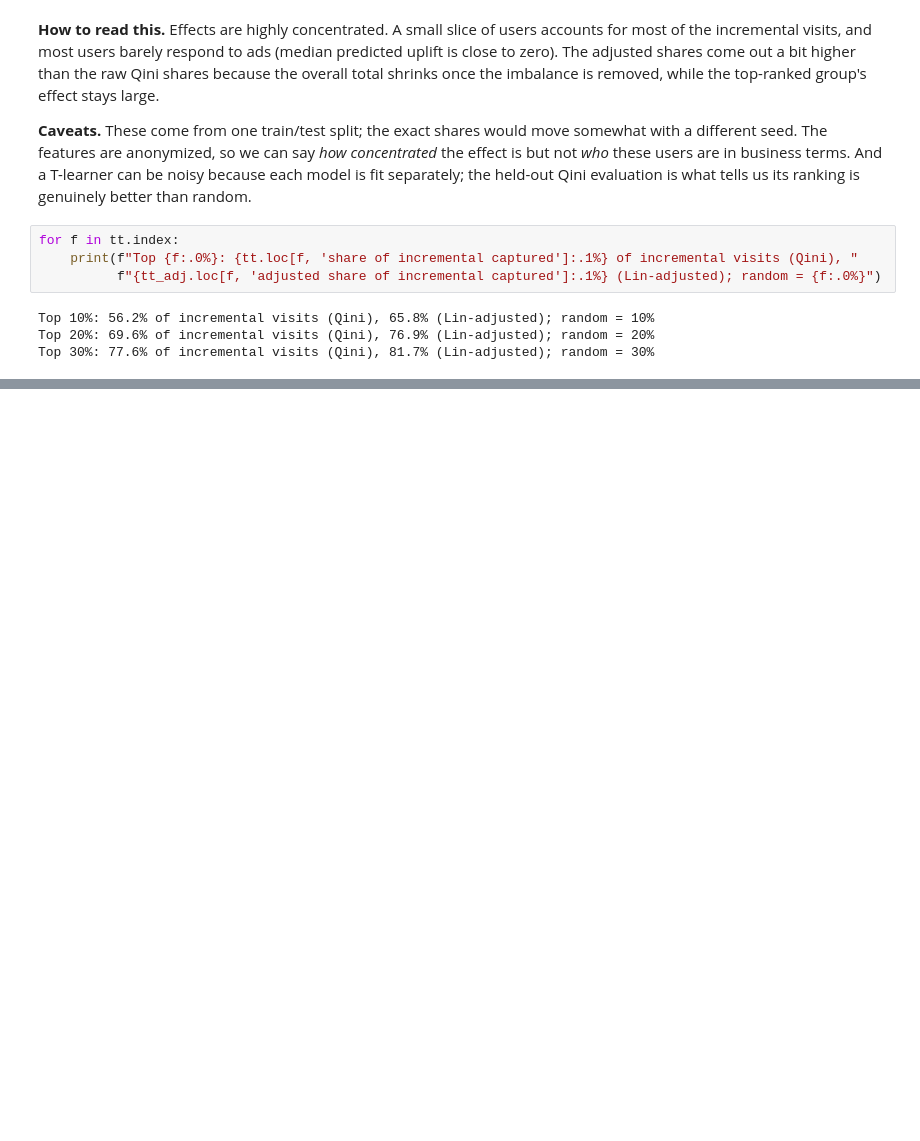
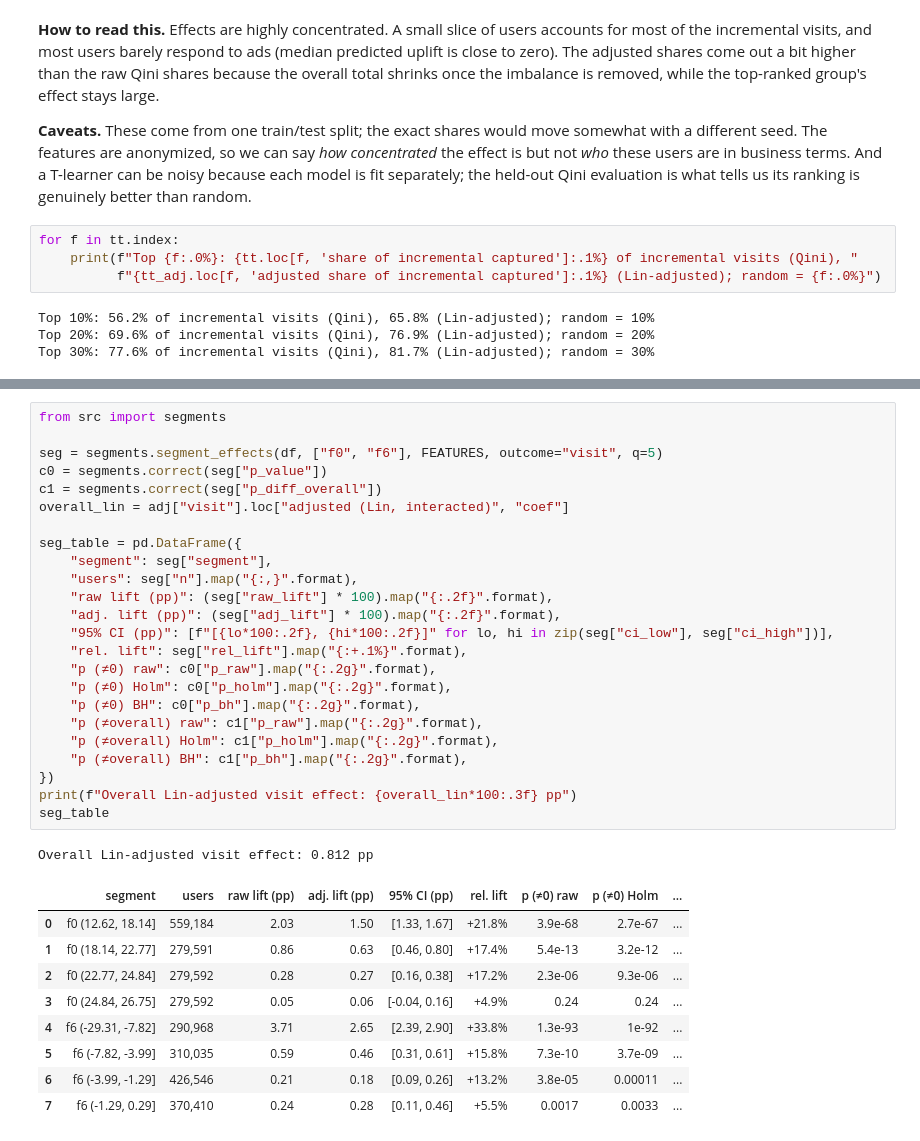
Before and after one commit to mehwishahmed/criteo-ad-incrementality, a Jupyter notebook: notebooks/analysis.ipynb, the cells around one changed output, grey strips where cells are left out. Drawn from its saved outputs; the diff is of its cells as text; blank space fills up the shorter version.

```diff
--- a/notebooks/analysis.ipynb
+++ b/notebooks/analysis.ipynb
@@ -690,0 +757,35 @@ Top 30%: 77.6% of incremental visits (Qini), 81.7% (Lin-adjusted); random = 30%
+# %%
+from src import segments
+
+seg = segments.segment_effects(df, ["f0", "f6"], FEATURES, outcome="visit", q=5)
+c0 = segments.correct(seg["p_value"])
+c1 = segments.correct(seg["p_diff_overall"])
+overall_lin = adj["visit"].loc["adjusted (Lin, interacted)", "coef"]
+
+seg_table = pd.DataFrame({
+    "segment": seg["segment"],
+    "users": seg["n"].map("{:,}".format),
+    "raw lift (pp)": (seg["raw_lift"] * 100).map("{:.2f}".format),
+    "adj. lift (pp)": (seg["adj_lift"] * 100).map("{:.2f}".format),
+    "95% CI (pp)": [f"[{lo*100:.2f}, {hi*100:.2f}]" for lo, hi in zip(seg["ci_low"], seg["ci_high"])],
+    "rel. lift": seg["rel_lift"].map("{:+.1%}".format),
+    "p (≠0) raw": c0["p_raw"].map("{:.2g}".format),
+    "p (≠0) Holm": c0["p_holm"].map("{:.2g}".format),
+    "p (≠0) BH": c0["p_bh"].map("{:.2g}".format),
+    "p (≠overall) raw": c1["p_raw"].map("{:.2g}".format),
+    "p (≠overall) Holm": c1["p_holm"].map("{:.2g}".format),
+    "p (≠overall) BH": c1["p_bh"].map("{:.2g}".format),
+})
+print(f"Overall Lin-adjusted visit effect: {overall_lin*100:.3f} pp")
+seg_table
+# %% [output]
+Overall Lin-adjusted visit effect: 0.812 pp
+|  | segment | users | raw lift (pp) | adj. lift (pp) | 95% CI (pp) | rel. lift | p (≠0) raw | p (≠0) Holm | ... |
+| 0 | f0 (12.62, 18.14] | 559,184 | 2.03 | 1.50 | [1.33, 1.67] | +21.8% | 3.9e-68 | 2.7e-67 | ... |
+| 1 | f0 (18.14, 22.77] | 279,591 | 0.86 | 0.63 | [0.46, 0.80] | +17.4% | 5.4e-13 | 3.2e-12 | ... |
+| 2 | f0 (22.77, 24.84] | 279,592 | 0.28 | 0.27 | [0.16, 0.38] | +17.2% | 2.3e-06 | 9.3e-06 | ... |
+| 3 | f0 (24.84, 26.75] | 279,592 | 0.05 | 0.06 | [-0.04, 0.16] | +4.9% | 0.24 | 0.24 | ... |
+| 4 | f6 (-29.31, -7.82] | 290,968 | 3.71 | 2.65 | [2.39, 2.90] | +33.8% | 1.3e-93 | 1e-92 | ... |
+| 5 | f6 (-7.82, -3.99] | 310,035 | 0.59 | 0.46 | [0.31, 0.61] | +15.8% | 7.3e-10 | 3.7e-09 | ... |
+| 6 | f6 (-3.99, -1.29] | 426,546 | 0.21 | 0.18 | [0.09, 0.26] | +13.2% | 3.8e-05 | 0.00011 | ... |
+| 7 | f6 (-1.29, 0.29] | 370,410 | 0.24 | 0.28 | [0.11, 0.46] | +5.5% | 0.0017 | 0.0033 | ... |
```
Also changed, not shown: parts of 8 cells of this notebook, 3 other files.
